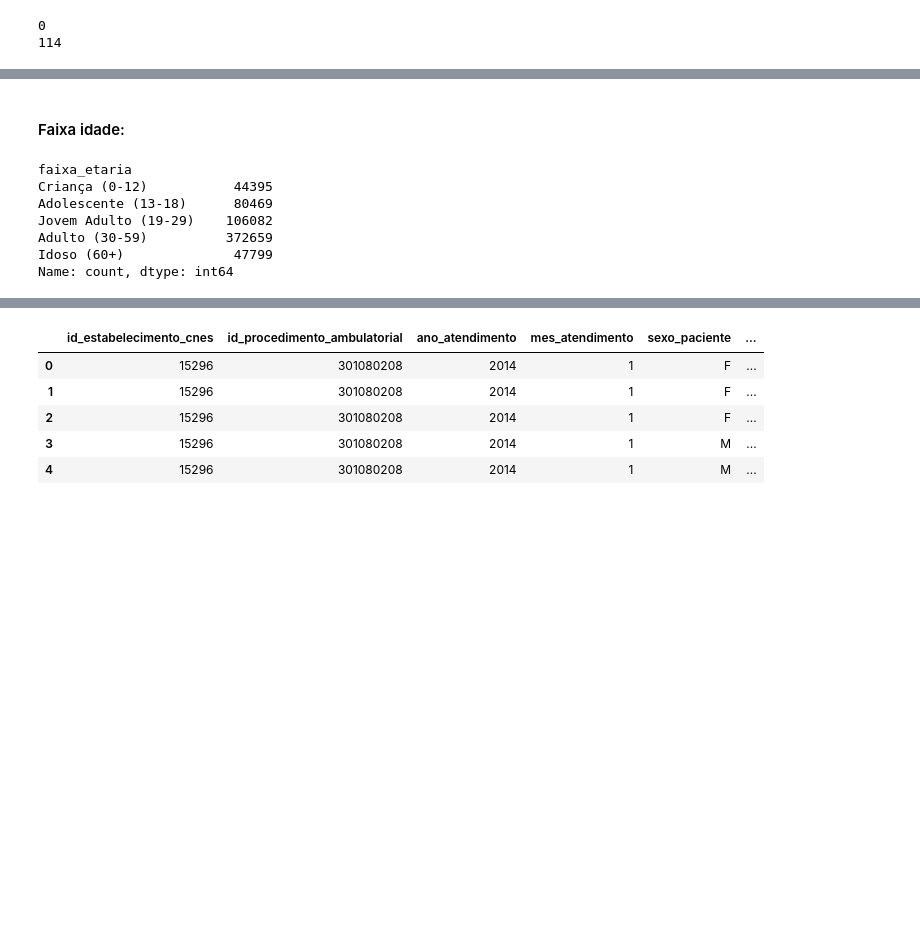
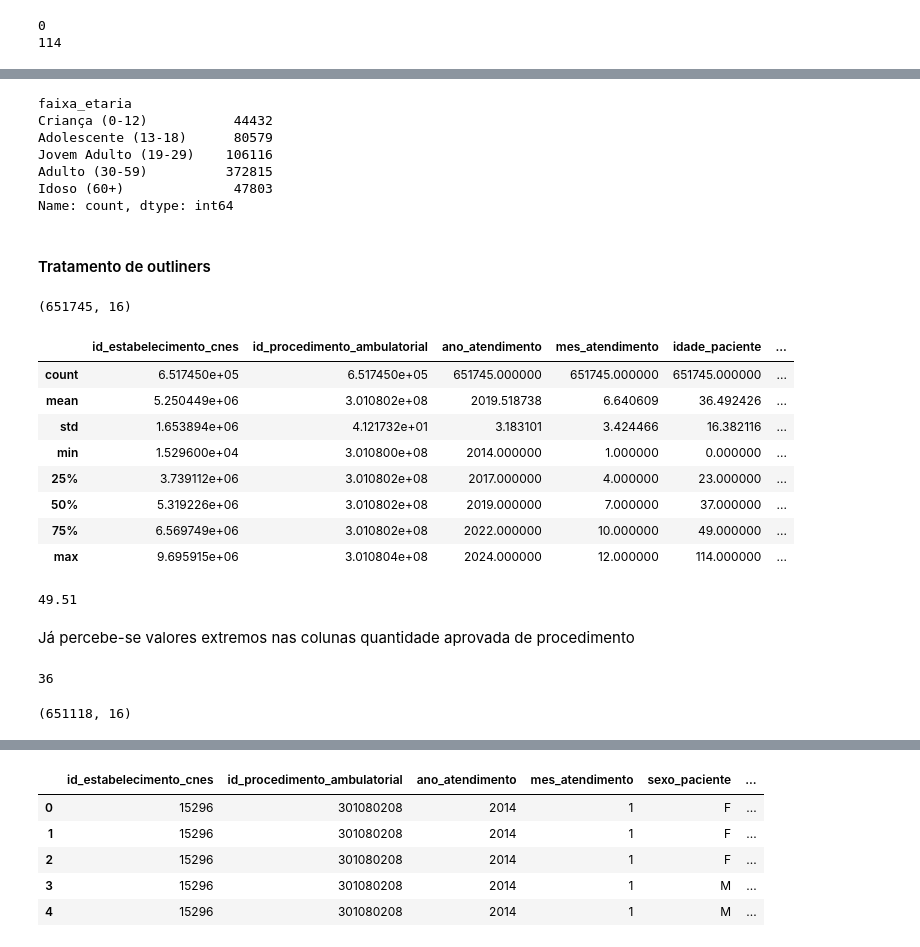
Before and after one commit to maria-exe/Saude-Mental-Curitiba-Regiao, a Jupyter notebook: notebooks/01-limpeza-dados.ipynb, the cells around one changed output, grey strips where cells are left out. Saved outputs shown, nothing was run; the diff lists cells and outputs as text; code cells hidden in the pictures; blank space fills up the shorter version.

```diff
--- a/notebooks/01-entendimento-e-limpeza.ipynb
+++ b/notebooks/01-limpeza-dados.ipynb
@@ -259,2 +238,0 @@ print(total_duplicados)
-# %%
-df_psico = df_psico.drop_duplicates()
@@ -267,6 +239,5 @@ print(total_duplicados)
-# %% [markdown]
-#### Faixa idade:
 # %%
+# Faixa etaria:
 bins_ciclos = [0, 12, 18, 29, 59, 150]
 labels_ciclos = ['Criança (0-12)', 'Adolescente (13-18)', 'Jovem Adulto (19-29)', 'Adulto (30-59)', 'Idoso (60+)']
 
@@ -280,12 +251,45 @@ df_psico['faixa_etaria'] = pd.cut(
 print(df_psico['faixa_etaria'].value_counts().sort_index())
 # %% [output]
 faixa_etaria
-Criança (0-12)           44395
-Adolescente (13-18)      80469
-Jovem Adulto (19-29)    106082
-Adulto (30-59)          372659
-Idoso (60+)              47799
+Criança (0-12)           44432
+Adolescente (13-18)      80579
+Jovem Adulto (19-29)    106116
+Adulto (30-59)          372815
+Idoso (60+)              47803
 Name: count, dtype: int64
 # %%
 mapa_faixas = dict(enumerate(df_psico['faixa_etaria'].cat.categories))
 df_psico['id_faixa_etaria'] = df_psico['faixa_etaria'].cat.codes
+# %% [markdown]
+#### Tratamento de outliners
+# %%
+df_psico.shape
+# %% [output]
+(651745, 16)
+# %%
+df_psico.describe()
+# %% [output]
+|  | id_estabelecimento_cnes | id_procedimento_ambulatorial | ano_atendimento | mes_atendimento | idade_paciente | ... |
+| count | 6.517450e+05 | 6.517450e+05 | 651745.000000 | 651745.000000 | 651745.000000 | ... |
+| mean | 5.250449e+06 | 3.010802e+08 | 2019.518738 | 6.640609 | 36.492426 | ... |
+| std | 1.653894e+06 | 4.121732e+01 | 3.183101 | 3.424466 | 16.382116 | ... |
+| min | 1.529600e+04 | 3.010800e+08 | 2014.000000 | 1.000000 | 0.000000 | ... |
+| 25% | 3.739112e+06 | 3.010802e+08 | 2017.000000 | 4.000000 | 23.000000 | ... |
+| 50% | 5.319226e+06 | 3.010802e+08 | 2019.000000 | 7.000000 | 37.000000 | ... |
+| 75% | 6.569749e+06 | 3.010802e+08 | 2022.000000 | 10.000000 | 49.000000 | ... |
+| max | 9.695915e+06 | 3.010804e+08 | 2024.000000 | 12.000000 | 114.000000 | ... |
+# %%
+media = df_psico['quantidade_aprovada_procedimento'].mean()
+desvio = df_psico['quantidade_aprovada_procedimento'].std()
+
+cv = (media/desvio) * 100
+print(cv.round(2))
+# %% [output]
+49.51
+# %% [markdown]
+Já percebe-se valores extremos nas colunas quantidade aprovada de procedimento
+# %%
+percentil = df_psico['quantidade_aprovada_procedimento'].quantile(0.999, interpolation='nearest')
+print(percentil)
+# %% [output]
+36
@@ -291,0 +298,4 @@ df_psico['id_faixa_etaria'] = df_psico['faixa_etaria'].cat.codes
+# %%
+df_psico.shape
+# %% [output]
+(651118, 16)
```
Also changed, not shown: parts of 20 cells of this notebook.
